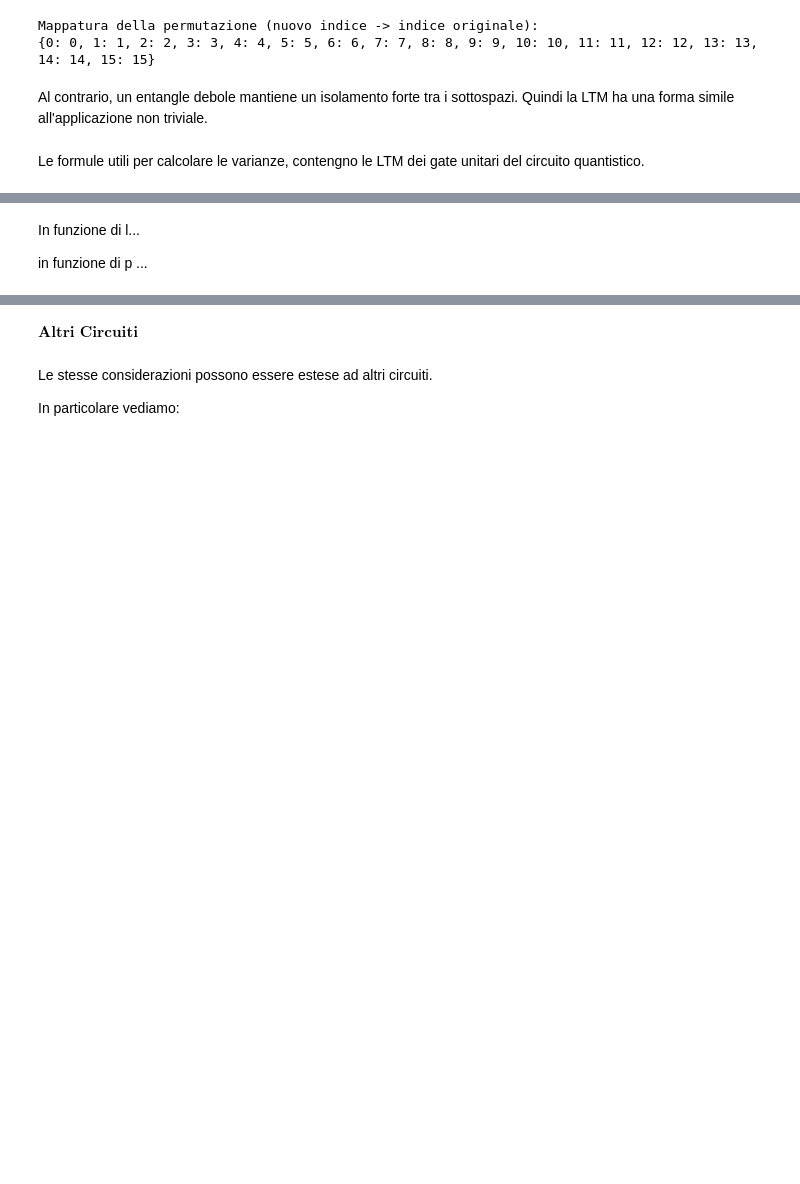
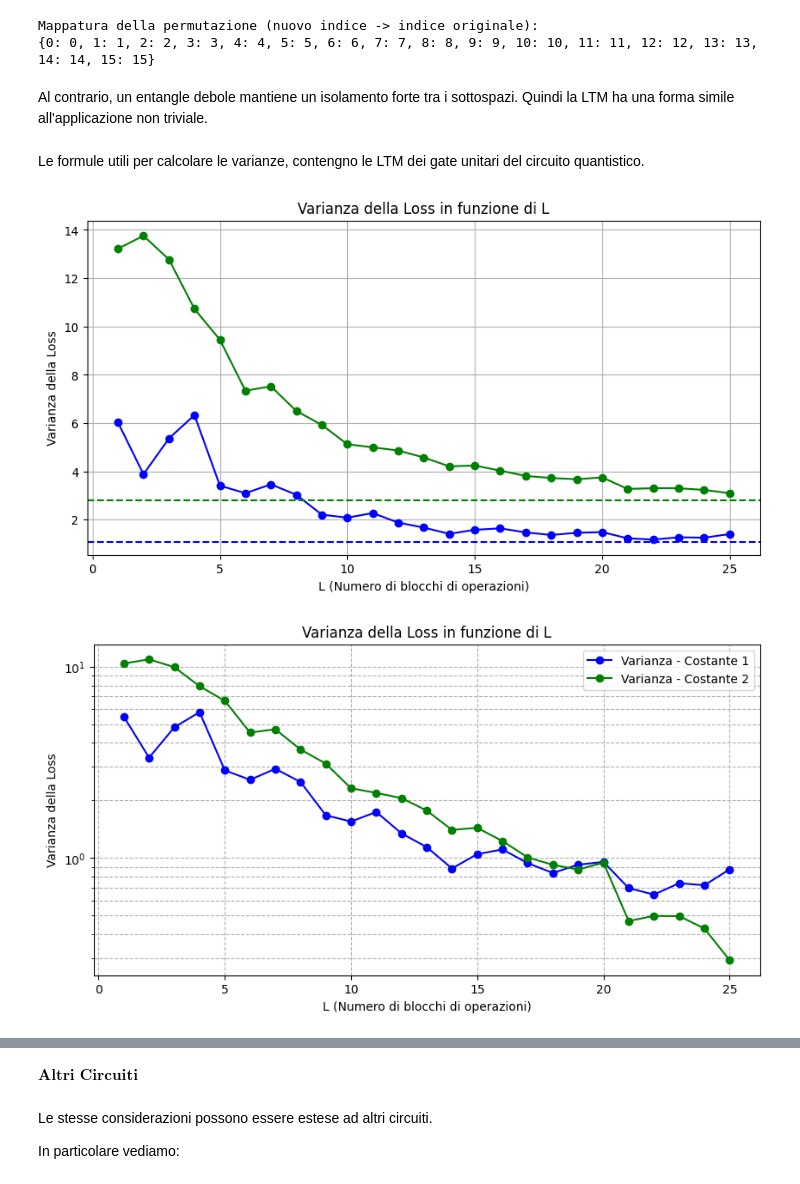
Before and after one commit to sebastianopian/QC.exam, a Jupyter notebook: 00_program final.ipynb, the cells around one changed output, grey strips where cells are left out. Cells and saved outputs as stored; diff of their text form; code cells hidden in the pictures; blank space fills up the shorter version.

Commit message:
Update image file for presentationhuu

```diff
--- a/00_program final.ipynb
+++ b/00_program final.ipynb
@@ -561,8 +561,8 @@ from qiskit.quantum_info import DensityMatrix, SparsePauliOp, Operator
 
 
 # Parametri
-n=10
-shots = 25  # Numero di esecuzioni
+n=4
+shots = 1000 # Numero di esecuzioni
 L_values_range = 25  # Numero massimo di blocchi di operazioni
 p = 0.1  # Probabilità di applicare lo stato GHZ
 h = 1  # Coefficiente nell'Hamiltoniano
@@ -673,15 +673,35 @@ var_values1 = list(L_variances1.values())
 L_values1 = list(L_means1.values())
 var_values1 = np.array(var_values1, dtype=float)
 
+
 plt.figure(figsize=(10, 5))
 plt.plot(L_range, var_values, marker='o', linestyle='-', color='b')
 plt.plot(L_range, var_values1, marker='o', linestyle='-', color='g')
+plt.axhline(y=2*53.3*p**2, color='b', linestyle='--', label="Linea orizzontale")
+plt.axhline(y= (p/(2-p))*53.3 , color='g', linestyle='--', label="Linea orizzontale")
 plt.xlabel('L (Numero di blocchi di operazioni)')
 plt.ylabel('Varianza della Loss')
 plt.title('Varianza della Loss in funzione di L')
 plt.grid(True)
 plt.show()
 
+var_values_array = np.array(list(L_variances.values()), dtype=float)
+var_values_array_1 = np.array(list(L_variances1.values()), dtype=float)
+# Applica le correzioni
+var_values_log = var_values_array - (10 * 5.33 * p**2)
+var_values_log_1 = var_values_array_1 - ((p / (2 - p)) * 53.3)
+
+# Plot con scala logaritmica
+plt.figure(figsize=(10, 5))
+plt.yscale('log')
+plt.plot(L_range, var_values_log, marker='o', linestyle='-', color='b', label='Varianza - Costante 1')
+plt.plot(L_range, var_values_log_1, marker='o', linestyle='-', color='g', label='Varianza - Costante 2')
+plt.xlabel('L (Numero di blocchi di operazioni)')
+plt.ylabel('Varianza della Loss')
+plt.title('Varianza della Loss in funzione di L')
+plt.grid(True, which="both", linestyle="--")
+plt.legend()
+plt.show()
 p_values = np.linspace(0.05, 0.5, 20)
 
 for p in p_values:
@@ -691,30 +711,33 @@ for p in p_values:
         rho = circuit_with_noise(n, p, L_values_range)
         rho1=circuit_with_noise_slow(n,p, L_values_range)  # Stato con rumore
         W_matrix = W.to_matrix()
         L_value = np.trace(W_matrix @ rho.data)
         L_value1 = np.trace(W_matrix @ rho1.data)  # Loss
         L_values_shots.append(L_value)
         L_values_shots1.append(L_value1)
     L_values_all[p] = L_values_shots
     L_values_all1[p] = L_values_shots1
 
 L_means = {p: np.mean(L_values_all[p]) for p in p_values}
 L_variances = {p: np.var(L_values_all[p]) for p in p_values}
 L_means1 = {p: np.mean(L_values_all1[p]) for p in p_values}
 L_variances1 = {p: np.var(L_values_all1[p]) for p in p_values}
 
 var_values = list(L_variances.values())
 L_values = list(L_means.values())
 var_values1 = list(L_variances1.values())
 L_values1 = list(L_means1.values())
 var_values1 = np.array(var_values1, dtype=float)
 
 # Plot della varianza in funzione di p
 plt.figure(figsize=(10, 5))
 plt.plot(p_values, var_values, marker='o', linestyle='-', color='b')
 plt.plot(p_values, var_values1, marker='o', linestyle='-', color='g')
 plt.xlabel('p')
 plt.ylabel('Varianza della Loss')
 plt.title(f'Varianza della Loss in funzione di p (L={L_values_range})')
 plt.grid(True)
 plt.show()
+# %% [output]
+[figure, added]
+[figure, added]
@@ -721,4 +744,0 @@ plt.show()
-# %% [markdown]
-In funzione di l...
-
-in funzione di p ...
```
Also changed, not shown: parts of 4 cells of this notebook, 10 other files.
